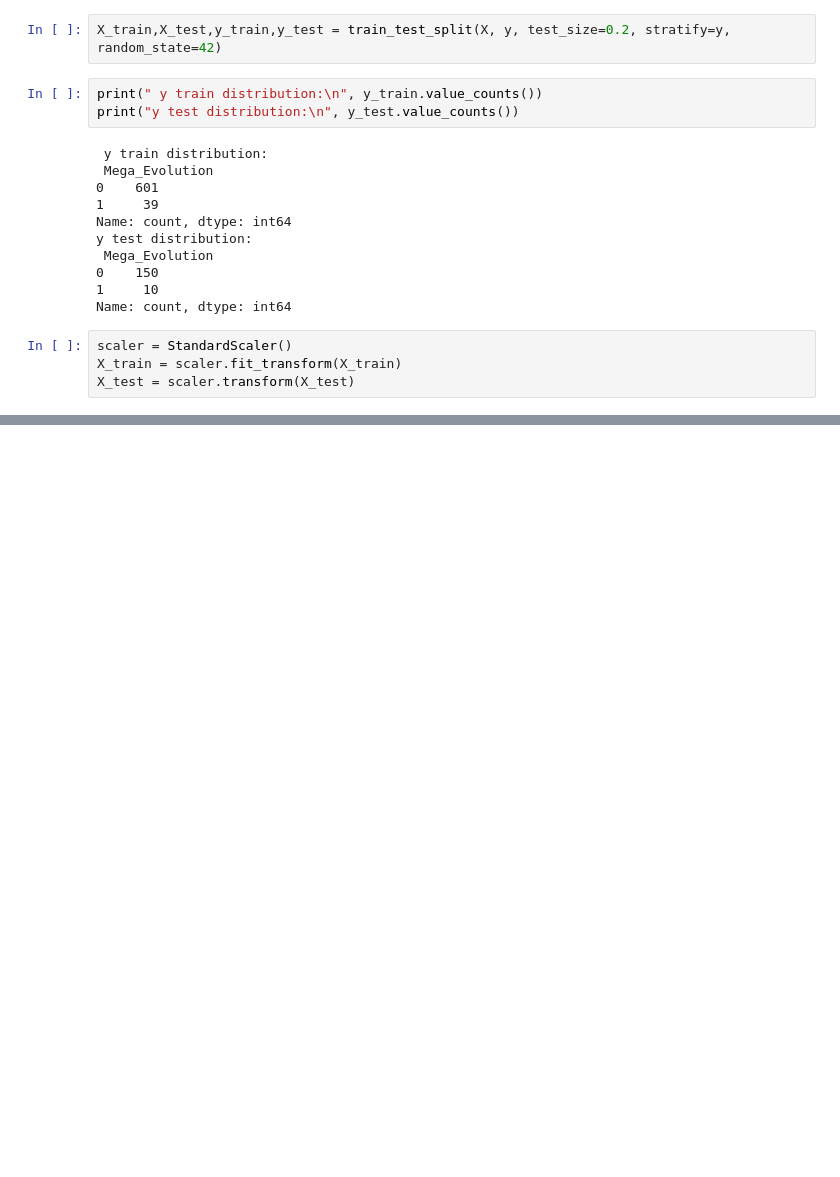
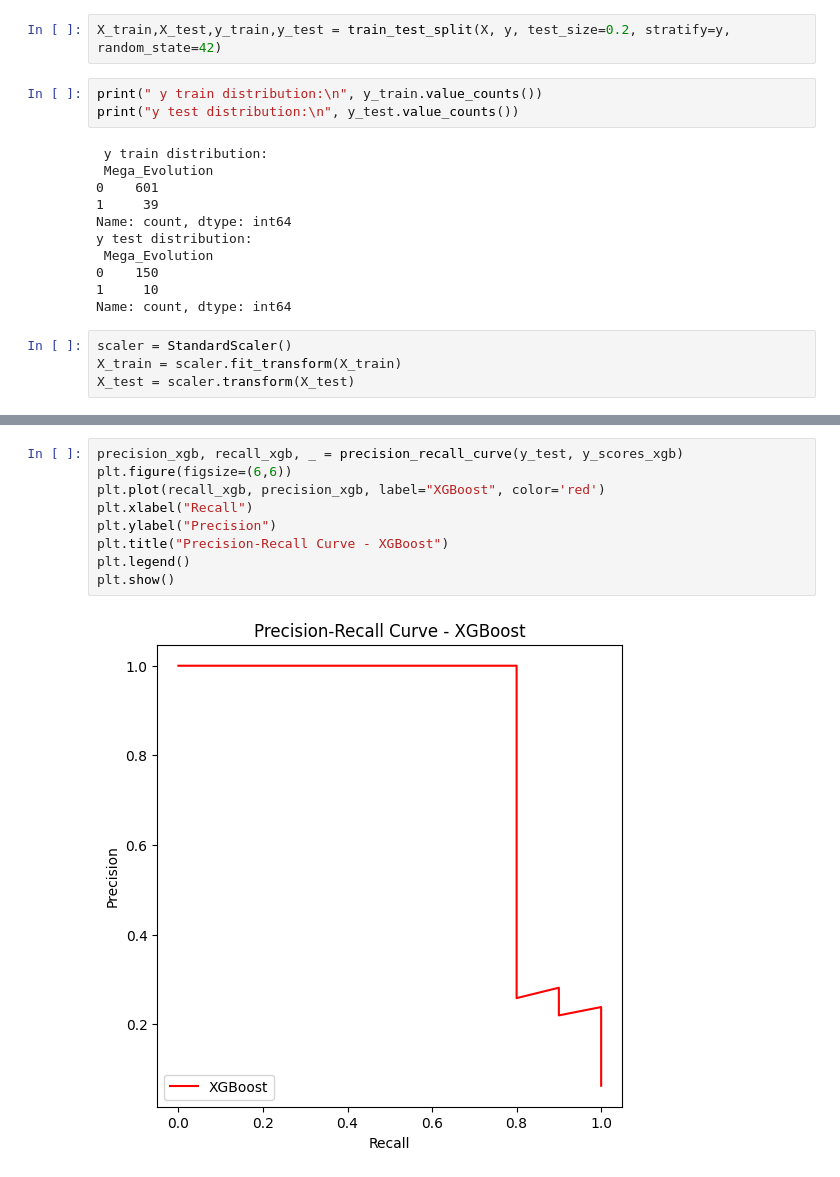
Before and after one commit to AdityaBhagat05/ACMaimltask, a Jupyter notebook: pokemonSorter.ipynb, the cells around one changed output, grey strips where cells are left out. Saved outputs shown, nothing was run; the diff lists cells and outputs as text; blank space fills up the shorter version.

```diff
--- a/pokemonSorter.ipynb
+++ b/pokemonSorter.ipynb
@@ -145,0 +200,11 @@ XGBoost Accuracy: 0.96875
+# %%
+precision_xgb, recall_xgb, _ = precision_recall_curve(y_test, y_scores_xgb)
+plt.figure(figsize=(6,6))
+plt.plot(recall_xgb, precision_xgb, label="XGBoost", color='red')
+plt.xlabel("Recall")
+plt.ylabel("Precision")
+plt.title("Precision-Recall Curve - XGBoost")
+plt.legend()
+plt.show()
+# %% [output]
+[figure, added]
```
Also changed, not shown: parts of 15 cells of this notebook, 1 other file.
